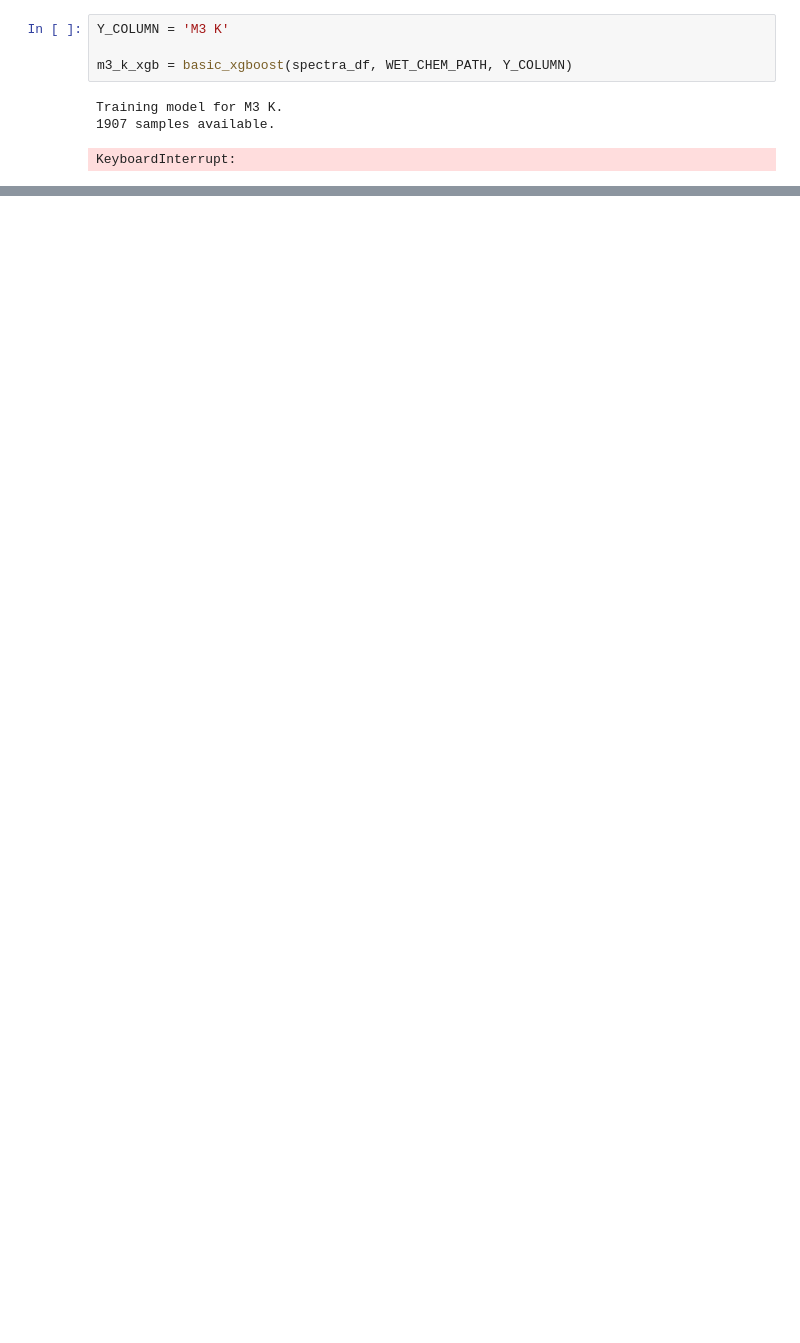
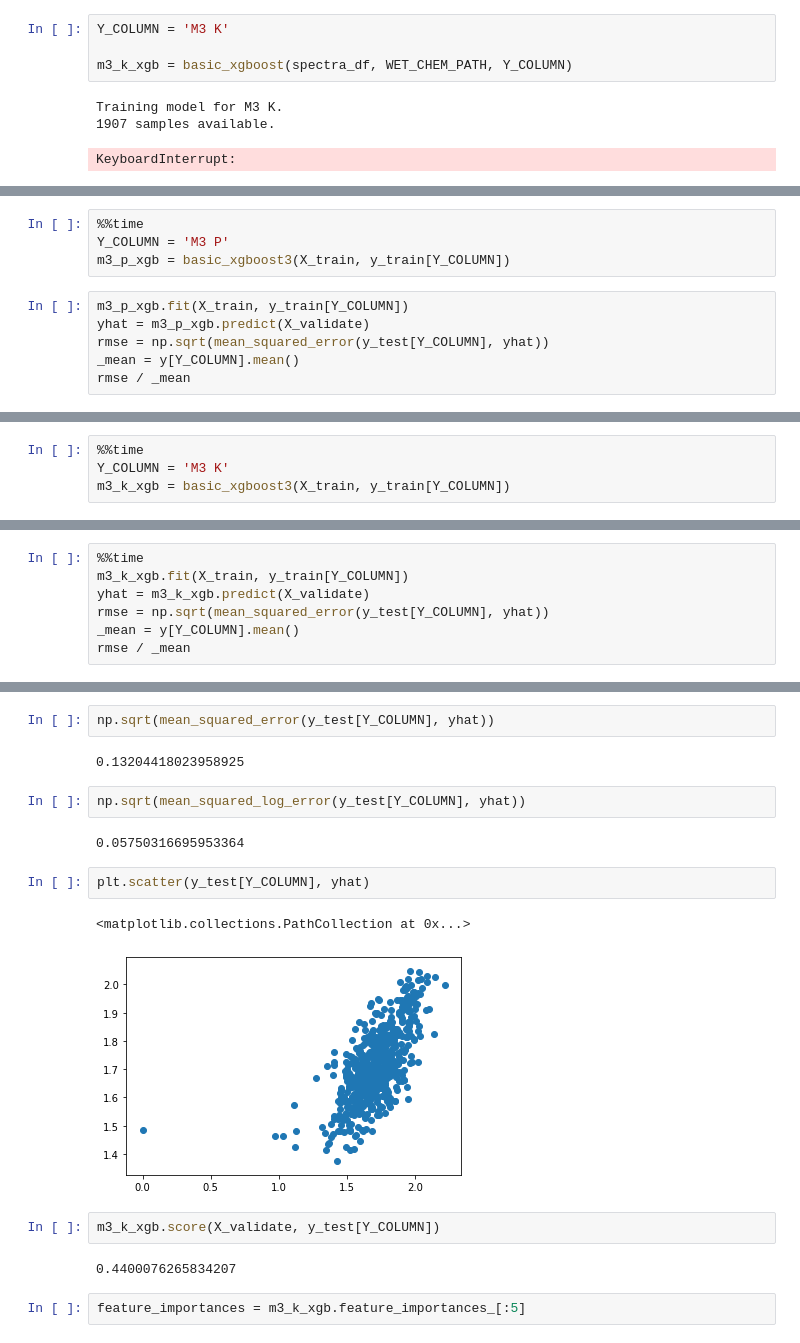
Before and after one commit to oro13/soil-health-prediction, a Jupyter notebook: base_model2.ipynb, the cells around one changed output, grey strips where cells are left out. Cells and saved outputs as stored; diff of their text form; blank space fills up the shorter version.

```diff
--- a/base_model2.ipynb
+++ b/base_model2.ipynb
@@ -86,0 +216,10 @@ m3_ca_xgb = basic_xgboost3(X_train, y_train[Y_COLUMN])
+# %%
+%%time
+Y_COLUMN = 'M3 P'
+m3_p_xgb = basic_xgboost3(X_train, y_train[Y_COLUMN])
+# %%
+m3_p_xgb.fit(X_train, y_train[Y_COLUMN])
+yhat = m3_p_xgb.predict(X_validate)
+rmse = np.sqrt(mean_squared_error(y_test[Y_COLUMN], yhat))
+_mean = y[Y_COLUMN].mean()
+rmse / _mean
@@ -86,0 +228,4 @@ m3_ca_xgb = basic_xgboost3(X_train, y_train[Y_COLUMN])
+# %%
+%%time
+Y_COLUMN = 'M3 K'
+m3_k_xgb = basic_xgboost3(X_train, y_train[Y_COLUMN])
@@ -86,0 +238,7 @@ m3_ca_xgb = basic_xgboost3(X_train, y_train[Y_COLUMN])
+# %%
+%%time
+m3_k_xgb.fit(X_train, y_train[Y_COLUMN])
+yhat = m3_k_xgb.predict(X_validate)
+rmse = np.sqrt(mean_squared_error(y_test[Y_COLUMN], yhat))
+_mean = y[Y_COLUMN].mean()
+rmse / _mean
@@ -86,0 +249,19 @@ m3_ca_xgb = basic_xgboost3(X_train, y_train[Y_COLUMN])
+# %%
+np.sqrt(mean_squared_error(y_test[Y_COLUMN], yhat))
+# %% [output]
+0.13204418023958925
+# %%
+np.sqrt(mean_squared_log_error(y_test[Y_COLUMN], yhat))
+# %% [output]
+0.05750316695953364
+# %%
+plt.scatter(y_test[Y_COLUMN], yhat)
+# %% [output]
+<matplotlib.collections.PathCollection at 0x...>
+[figure, added]
+# %%
+m3_k_xgb.score(X_validate, y_test[Y_COLUMN])
+# %% [output]
+0.4400076265834207
+# %%
+feature_importances = m3_k_xgb.feature_importances_[:5]
```
Also changed, not shown: parts of 32 cells of this notebook, 1 other file.
